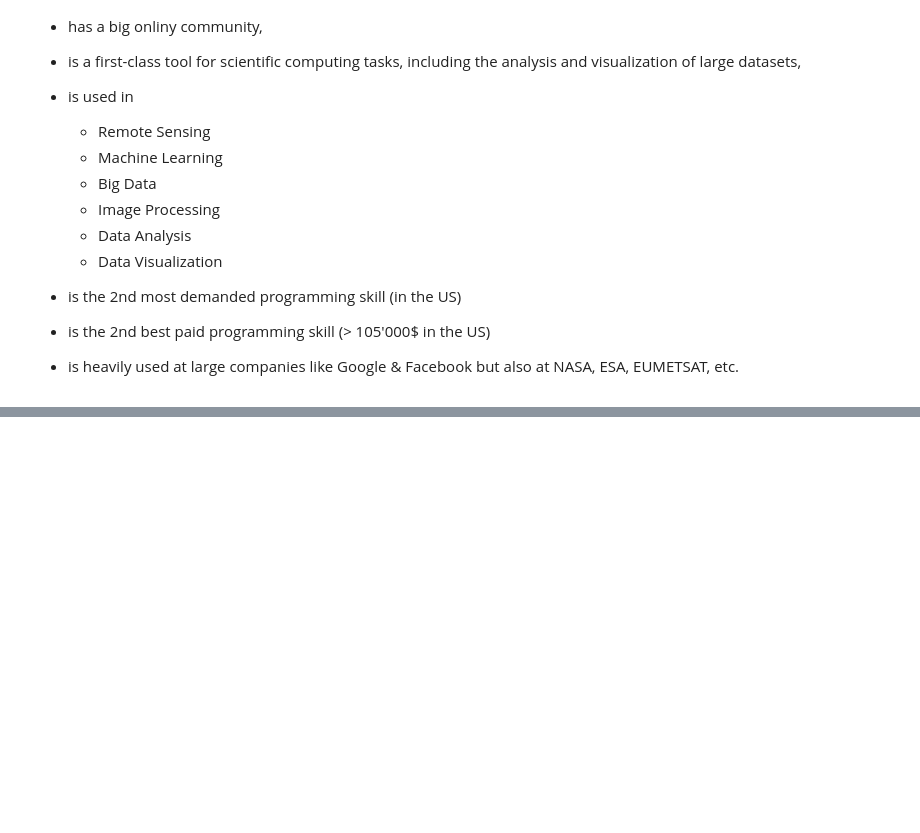
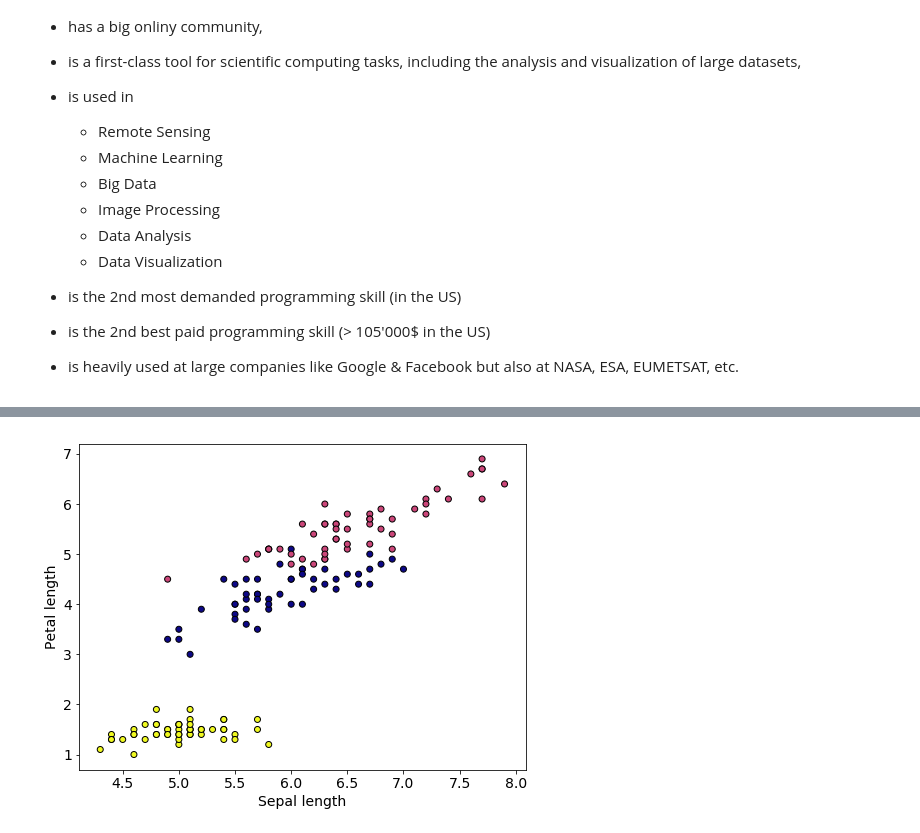
Before and after one commit to python-kurs/sommersemester_2019, a Jupyter notebook: content/motivation.ipynb, the cells around one changed output, grey strips where cells are left out. Saved outputs shown, nothing was run; the diff lists cells and outputs as text; code cells hidden in the pictures; blank space fills up the shorter version.

```diff
--- a/content/motivation.ipynb
+++ b/content/motivation.ipynb
@@ -41 +41,18 @@ Python...
+# %%
+import pandas as pd
+import numpy as np
+import matplotlib.pyplot as plt
+from scipy.optimize import curve_fit
+from matplotlib.pyplot import rcParams
+
+rcParams['figure.figsize'] = 8,6
+rcParams['font.size'] = 14
+
+def func(x,a):
+    return np.exp(x) + a
+
+xdata = np.linspace(0, 4, 50)
+y = func(xdata,5)
+y_noise = 5.2 * np.random.normal(size=xdata.size)
+ydata = y + y_noise
 # %% [markdown]
@@ -58,0 +79,3 @@ plt.show()
+# %%
+iris = pd.read_csv('data/iris.csv')
+iris.head()
@@ -58,0 +89,7 @@ plt.show()
+# %%
+plt.scatter(iris.sepal_length,iris.petal_length, c=iris.color.values, cmap="plasma", edgecolor='k')
+plt.ylabel("Petal length")
+plt.xlabel("Sepal length")
+plt.show()
+# %% [output]
+[figure, added]
```
Also changed, not shown: parts of 10 cells of this notebook, 6 other files.
